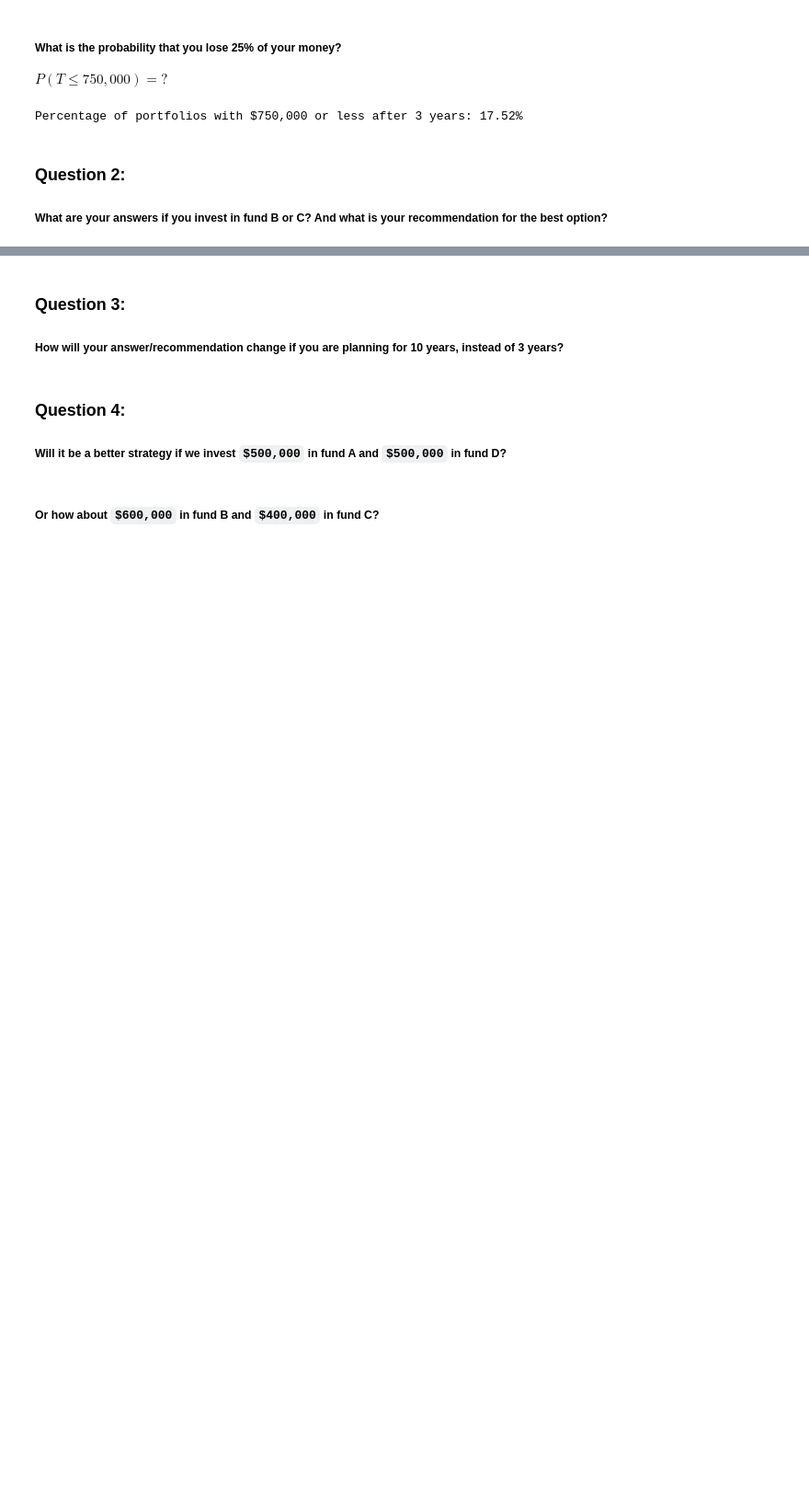
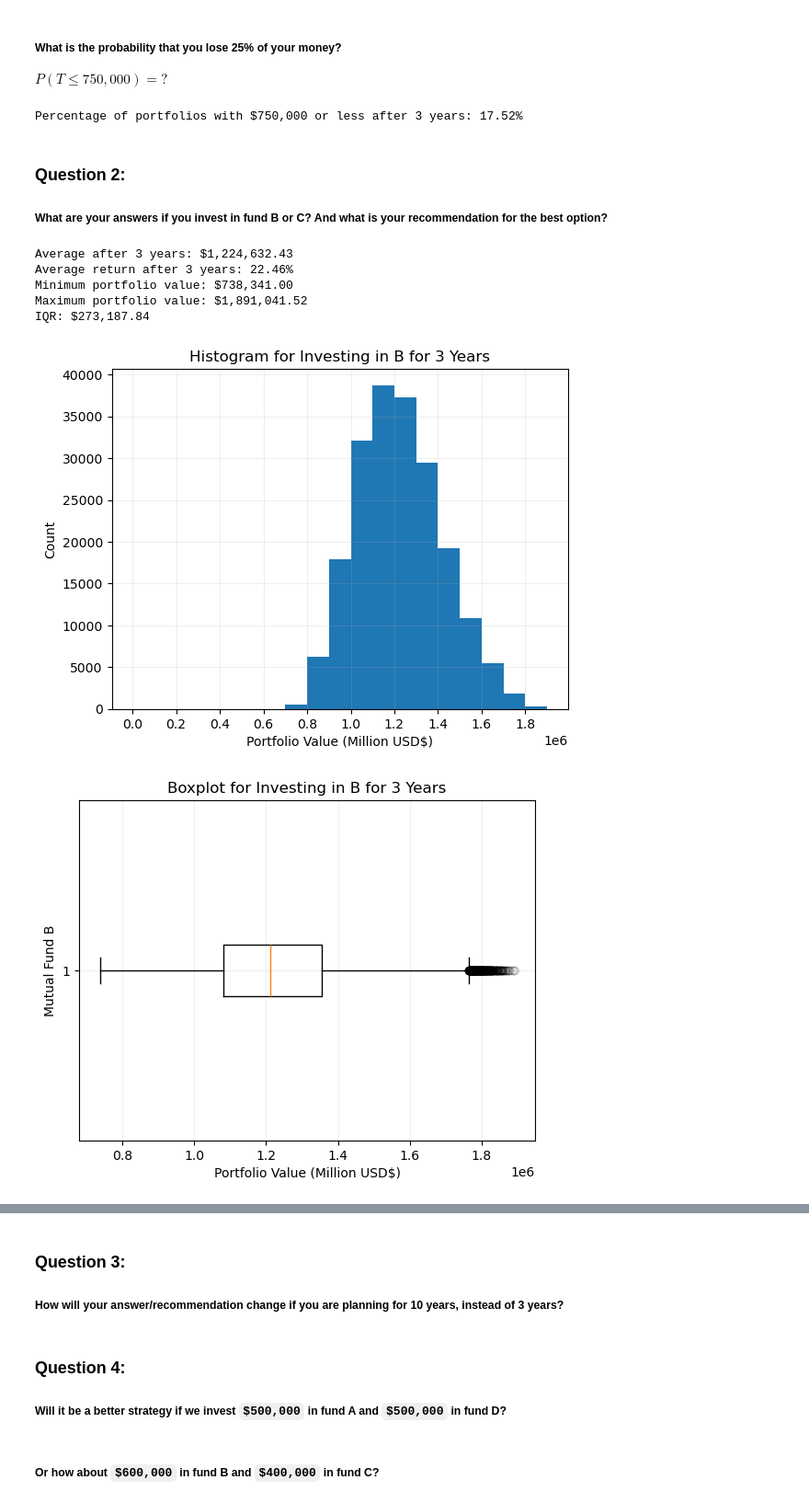
Before and after one commit to myin27/OR442-Term-Project, a Jupyter notebook: project.ipynb, the cells around one changed output, grey strips where cells are left out. Shown at 92% size. Saved outputs shown, nothing was run; the diff lists cells and outputs as text; code cells hidden in the pictures; blank space fills up the shorter version.

```diff
--- a/project.ipynb
+++ b/project.ipynb
@@ -144,3 +146,52 @@ Percentage of portfolios with $750,000 or less after 3 years: 17.52%
 # %% [markdown]
 ### Question 2:
 ##### What are your answers if you invest in fund B or C? And what is your recommendation for the best option?
+# %%
+# simulation for fund B
+
+STARTING_PORTFOLIO = [0, 1000000, 0, 0]  # $1,000,000 in asset B, $0 in A, C, D
+NUM_YEARS_SHORT = 3
+
+portfolios = setup_portfolios(STARTING_PORTFOLIO, NUM_SIMS)
+
+simulate_multiple(portfolios, NUM_YEARS_SHORT)
+
+mean_portfolio = get_mean_portfolio(portfolios)
+
+print(f"Average after {NUM_YEARS_SHORT} years: ${np.sum(mean_portfolio):,.2f}")
+print(f"Average return after {NUM_YEARS_SHORT} years: {(calculate_return(mean_portfolio, STARTING_PORTFOLIO) * 100):.2f}%")
+
+fund_B_values = filter_portfolios(portfolios, "B")
+
+print(f"Minimum portfolio value: ${np.min(fund_B_values):,.2f}")
+print(f"Maximum portfolio value: ${np.max(fund_B_values):,.2f}")
+
+q75, q25 = np.percentile(fund_B_values, [75, 25])
+iqr = q75 - q25
+print(f"IQR: ${iqr:,.2f}")
+
+
+plt.figure(1)
+histogram = plt.hist(fund_B_values, bins=range(0, 2000000, 100000)) # each bin will be 100k
+plt.xticks(ticks=range(0,2000000,200000))
+plt.grid(alpha=0.2)
+plt.title("Histogram for Investing in B for 3 Years")
+plt.xlabel("Portfolio Value (Million USD$)")
+plt.ylabel("Count")
+
+plt.figure(2)
+box_plot = plt.boxplot(fund_B_values, vert=False, flierprops={"alpha": 0.1})
+plt.grid(alpha=0.2)
+plt.title("Boxplot for Investing in B for 3 Years")
+plt.xlabel("Portfolio Value (Million USD$)")
+plt.ylabel("Mutual Fund B")
+
+plt.show()
+# %% [output]
+Average after 3 years: $1,224,632.43
+Average return after 3 years: 22.46%
+Minimum portfolio value: $738,341.00
+Maximum portfolio value: $1,891,041.52
+IQR: $273,187.84
+[figure, added]
+[figure, added]
```
Also changed, not shown: parts of 6 cells of this notebook.
